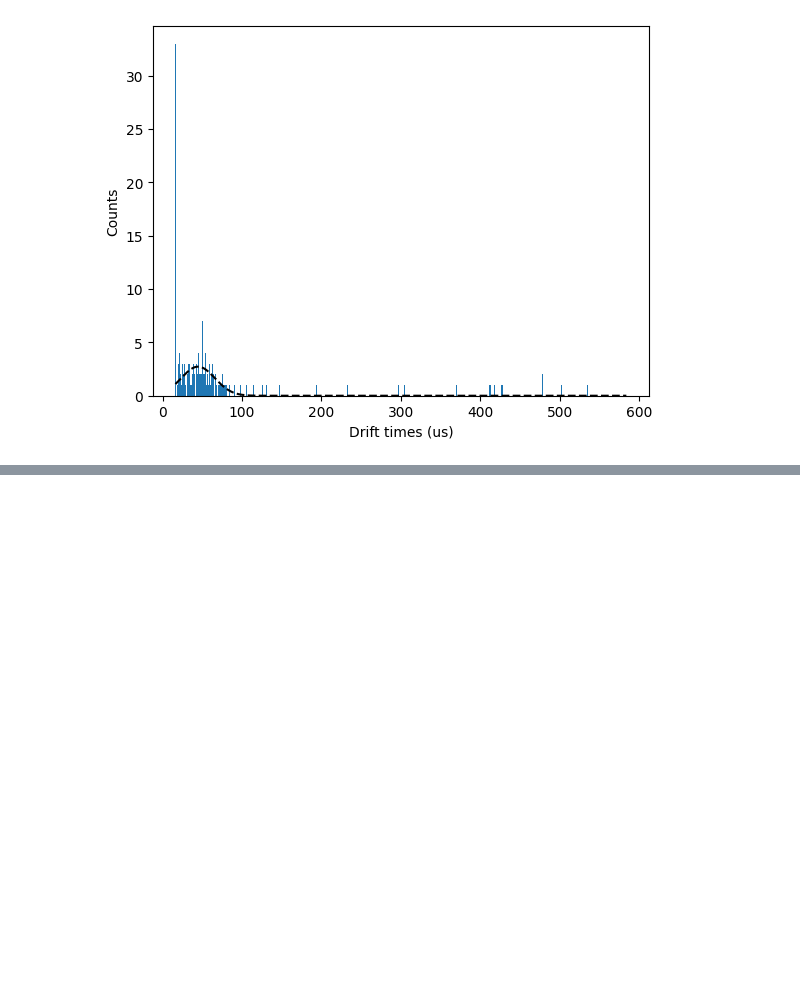
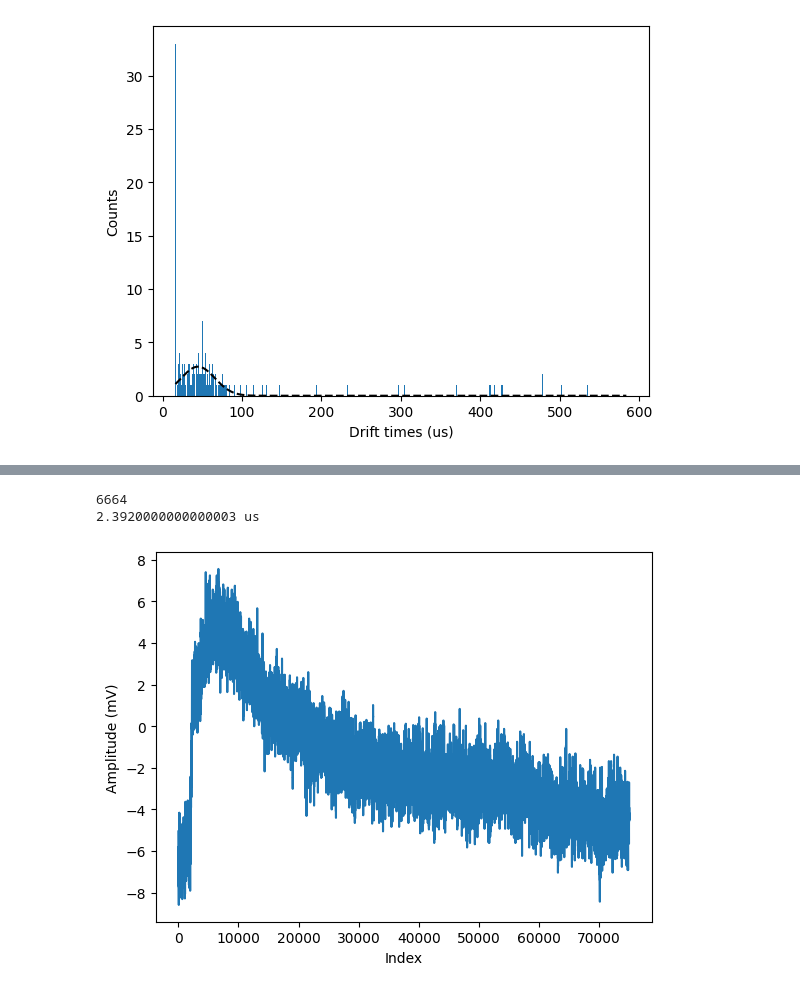
Before and after one commit to arathi-suraj/aramaki-lab-code, a Jupyter notebook: drifttime.ipynb, the cells around one changed output, grey strips where cells are left out. Cells and saved outputs as stored; diff of their text form; code cells hidden in the pictures; blank space fills up the shorter version.

```diff
--- a/drifttime.ipynb
+++ b/drifttime.ipynb
@@ -184,0 +259,15 @@ Text(0, 0.5, 'Counts')
+# %%
+plt.plot(wf1, label="Charge amp at X23")
+#plt.plot(wf2, label="VUV SiPM")
+#plt.plot(wf3, label="VIS SiPM")
+#plt.xlim(1500, 10000)
+#plt.vlines(np.argmin(wf2), 0, -80, color="black", ls="--")
+#plt.vlines(2300, 10, -80, color="black", ls="--", alpha=0.5)
+plt.xlabel("Index")
+plt.ylabel("Amplitude (mV)")
+print(np.argmax(wf1))
+print(str((2300 - np.argmin(wf2))*8e-9*1e6) + " us")
+# %% [output]
+6664
+2.3920000000000003 us
+[figure, added]
```
Also changed, not shown: parts of 13 cells of this notebook.
